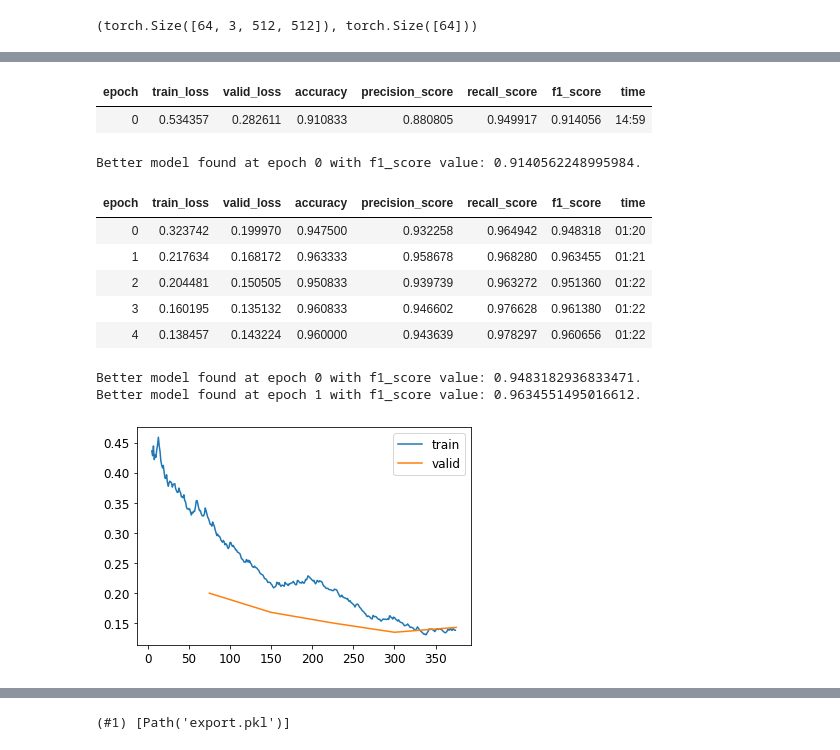
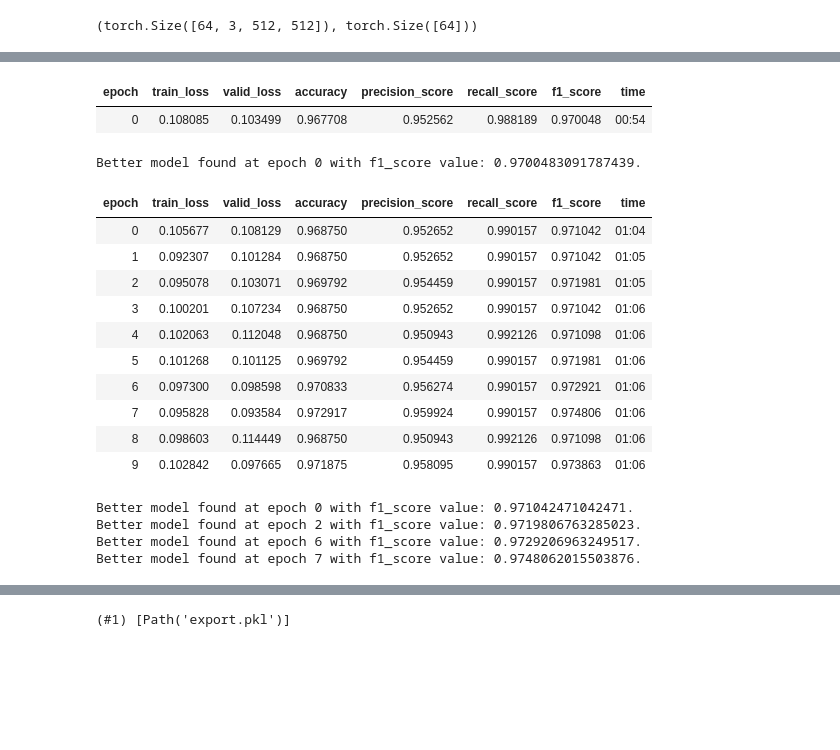
Before and after one commit to khunfloat/covid_xray_classification, a Jupyter notebook: main.ipynb, the cells around one changed output, grey strips where cells are left out. Saved outputs shown, nothing was run; the diff lists cells and outputs as text; code cells hidden in the pictures; blank space fills up the shorter version.

```diff
--- a/main.ipynb
+++ b/main.ipynb
@@ -23,5 +8,5 @@ Archive:  /content/drive/MyDrive/images_xray.zip
 # %%
-path = Path('/content/drive/MyDrive/images_xray/images/')
+path = Path('./images_xray/images/train/')
 # %%
 dblock = DataBlock(
     blocks=(ImageBlock, CategoryBlock),
@@ -60,27 +47,26 @@ defaults.device = torch.device('cuda')
 # %%
-learn.fine_tune(epochs=5,
-          base_lr=1e-3,
-          freeze_epochs=1,
-          lr_mult=100,
-          pct_start=0.2,
-          div=5.0,-
+learn.fine_tune(epochs=10,
+          base_lr=6.9183e-06,
           cbs=[SaveModelCallback(monitor='f1_score')])
 # %% [output]
 | epoch | train_loss | valid_loss | accuracy | precision_score | recall_score | f1_score | time |
-| 0 | 0.534357 | 0.282611 | 0.910833 | 0.880805 | 0.949917 | 0.914056 | 14:59 |
+| 0 | 0.108085 | 0.103499 | 0.967708 | 0.952562 | 0.988189 | 0.970048 | 00:54 |
-Better model found at epoch 0 with f1_score value: 0.9140562248995984.
+Better model found at epoch 0 with f1_score value: 0.9700483091787439.
 | epoch | train_loss | valid_loss | accuracy | precision_score | recall_score | f1_score | time |
-| 0 | 0.323742 | 0.199970 | 0.947500 | 0.932258 | 0.964942 | 0.948318 | 01:20 |
-| 1 | 0.217634 | 0.168172 | 0.963333 | 0.958678 | 0.968280 | 0.963455 | 01:21 |
-| 2 | 0.204481 | 0.150505 | 0.950833 | 0.939739 | 0.963272 | 0.951360 | 01:22 |
-| 3 | 0.160195 | 0.135132 | 0.960833 | 0.946602 | 0.976628 | 0.961380 | 01:22 |
-| 4 | 0.138457 | 0.143224 | 0.960000 | 0.943639 | 0.978297 | 0.960656 | 01:22 |
+| 0 | 0.105677 | 0.108129 | 0.968750 | 0.952652 | 0.990157 | 0.971042 | 01:04 |
+| 1 | 0.092307 | 0.101284 | 0.968750 | 0.952652 | 0.990157 | 0.971042 | 01:05 |
+| 2 | 0.095078 | 0.103071 | 0.969792 | 0.954459 | 0.990157 | 0.971981 | 01:05 |
+| 3 | 0.100201 | 0.107234 | 0.968750 | 0.952652 | 0.990157 | 0.971042 | 01:06 |
+| 4 | 0.102063 | 0.112048 | 0.968750 | 0.950943 | 0.992126 | 0.971098 | 01:06 |
+| 5 | 0.101268 | 0.101125 | 0.969792 | 0.954459 | 0.990157 | 0.971981 | 01:06 |
+| 6 | 0.097300 | 0.098598 | 0.970833 | 0.956274 | 0.990157 | 0.972921 | 01:06 |
+| 7 | 0.095828 | 0.093584 | 0.972917 | 0.959924 | 0.990157 | 0.974806 | 01:06 |
+| 8 | 0.098603 | 0.114449 | 0.968750 | 0.950943 | 0.992126 | 0.971098 | 01:06 |
+| 9 | 0.102842 | 0.097665 | 0.971875 | 0.958095 | 0.990157 | 0.973863 | 01:06 |
-Better model found at epoch 0 with f1_score value: 0.9483182936833471.
-Better model found at epoch 1 with f1_score value: 0.9634551495016612.
+Better model found at epoch 0 with f1_score value: 0.971042471042471.
+Better model found at epoch 2 with f1_score value: 0.9719806763285023.
+Better model found at epoch 6 with f1_score value: 0.9729206963249517.
+Better model found at epoch 7 with f1_score value: 0.9748062015503876.
-# %%
-learn.recorder.plot_loss()
-# %% [output]
-[figure, removed]
 # %%
 interp = ClassificationInterpretation.from_learner(learn)
 interp.plot_confusion_matrix()
```
Also changed, not shown: parts of 10 cells of this notebook.
